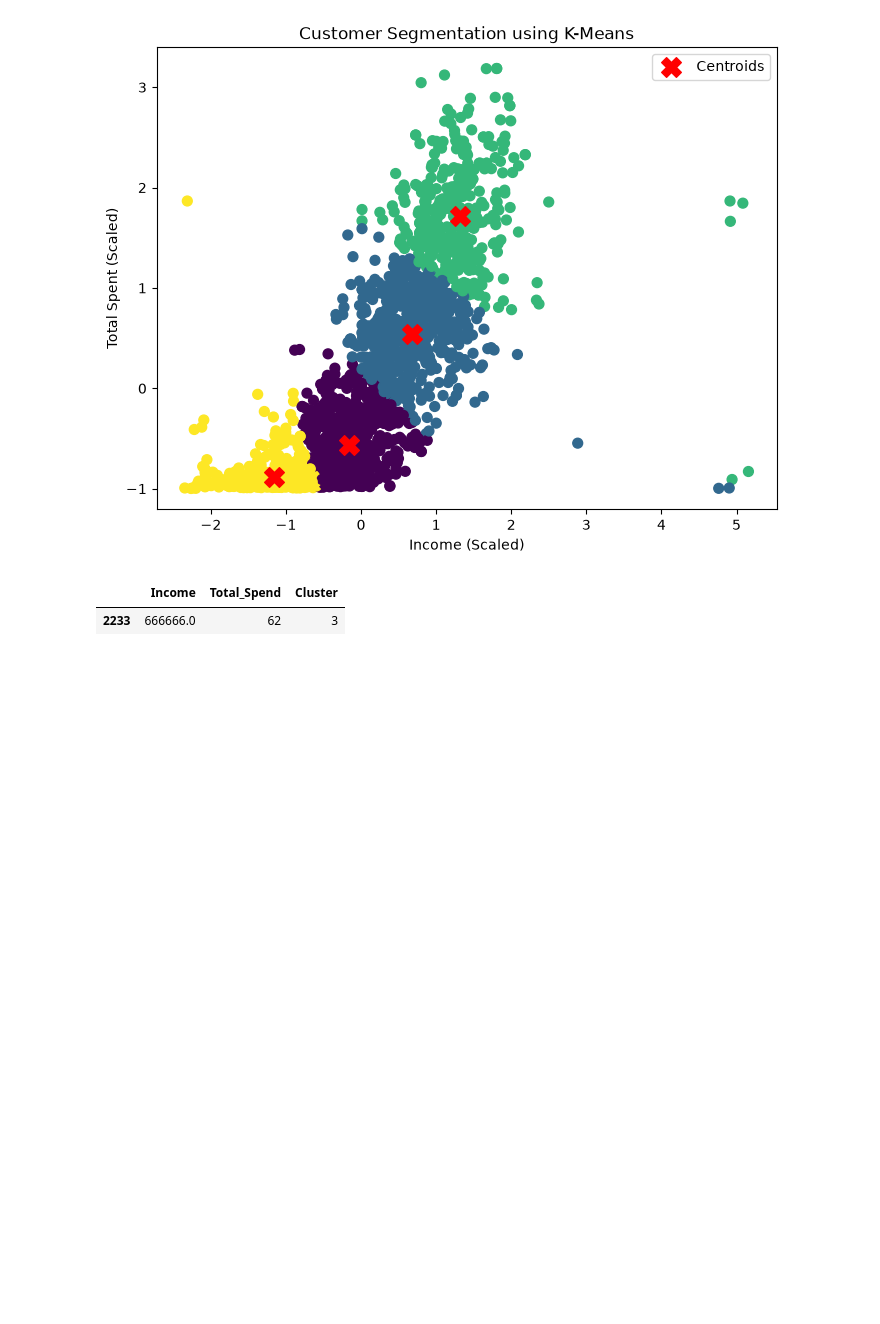
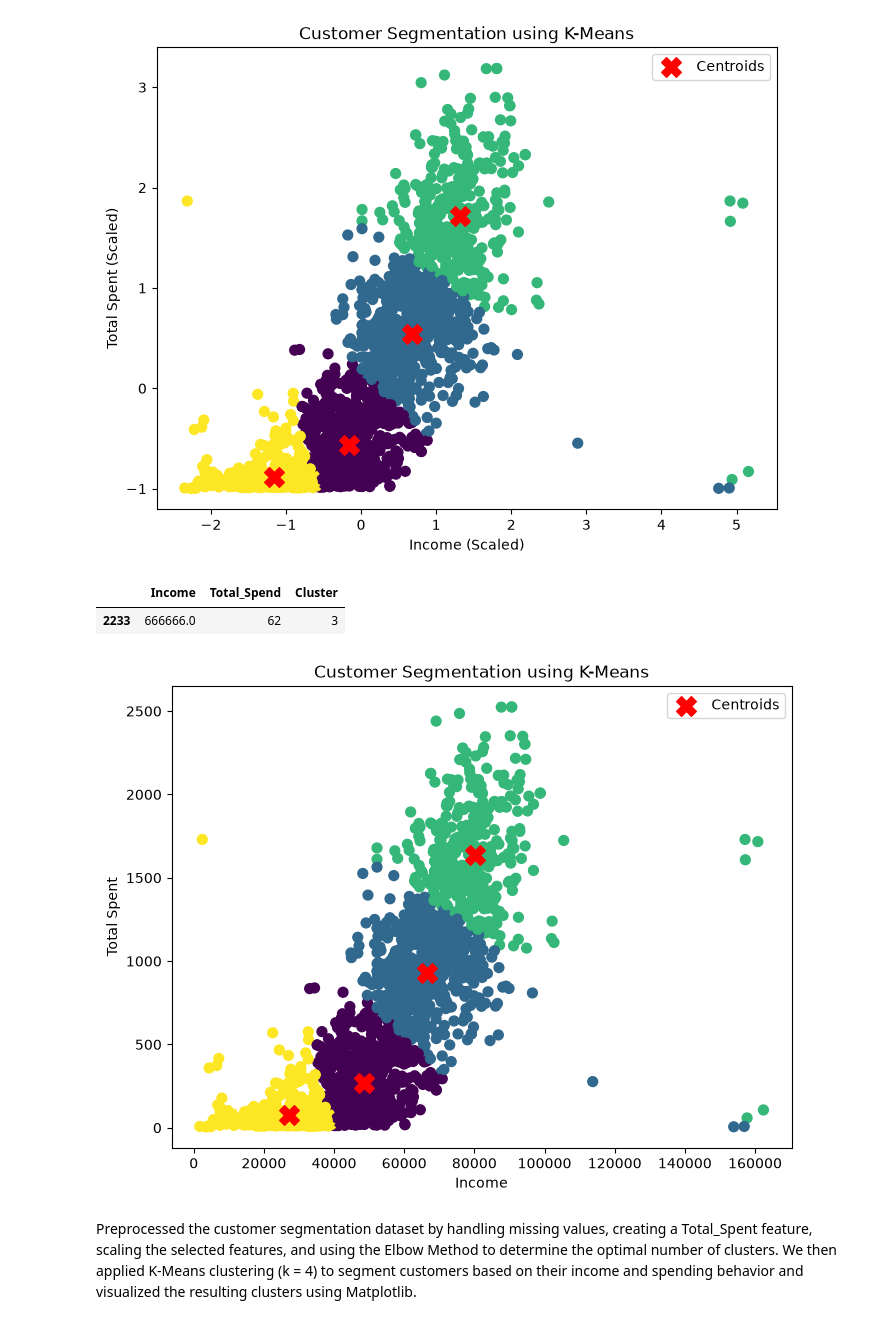
Before and after one commit to mustafagohar-sp/AI-ML-Internship, a Jupyter notebook: Week 2/kmeans.ipynb, the cells around one changed output. Drawn from its saved outputs; the diff is of its cells as text; code cells hidden in the pictures; blank space fills up the shorter version.

Commit message:
Final evaluation of kmeans exercise

```diff
--- a/Week 2/kmeans.ipynb
+++ b/Week 2/kmeans.ipynb
@@ -238,3 +238,34 @@ X_scaled = scaler.fit_transform(X)
 
 kmeans = KMeans(n_clusters=4, random_state=42)
 customer["Cluster"] = kmeans.fit_predict(X_scaled)
+# %%
+plt.figure(figsize=(8,6))
+
+plt.scatter(
+    customer["Income"],
+    customer["Total_Spend"],
+    c=customer["Cluster"],
+    cmap="viridis",
+    s=50
+)
+
+centers = scaler.inverse_transform(kmeans.cluster_centers_)
+
+plt.scatter(
+    centers[:,0],
+    centers[:,1],
+    c="red",
+    marker="X",
+    s=200,
+    label="Centroids"
+)
+
+plt.xlabel("Income")
+plt.ylabel("Total Spent")
+plt.title("Customer Segmentation using K-Means")
+plt.legend()
+plt.show()
+# %% [output]
+[figure, added]
+# %% [markdown]
+Preprocessed the customer segmentation dataset by handling missing values, creating a Total_Spent feature, scaling the selected features, and using the Elbow Method to determine the optimal number of clusters. We then applied K-Means clustering (k = 4) to segment customers based on their income and spending behavior and visualized the resulting clusters using Matplotlib.
```
